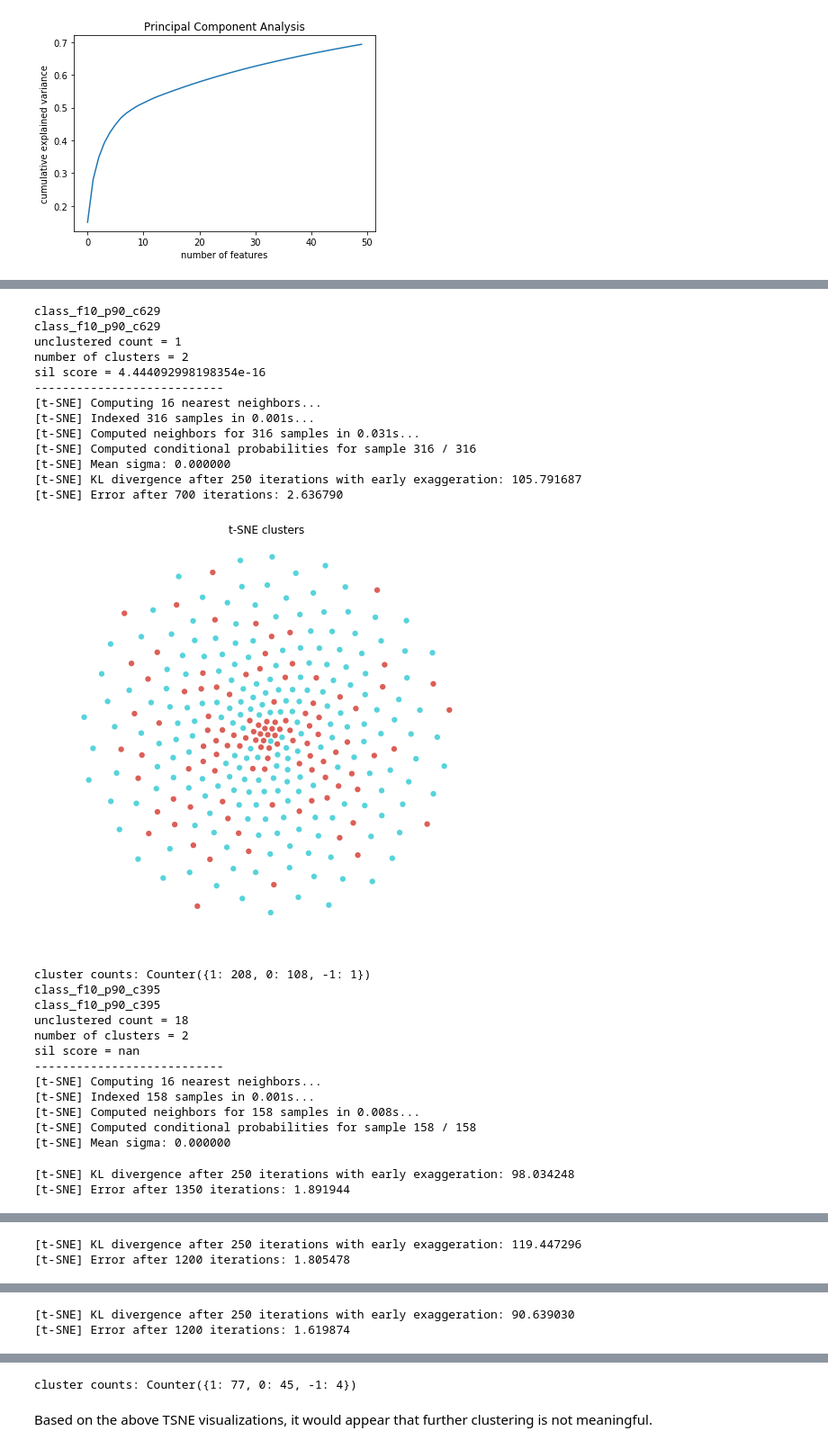
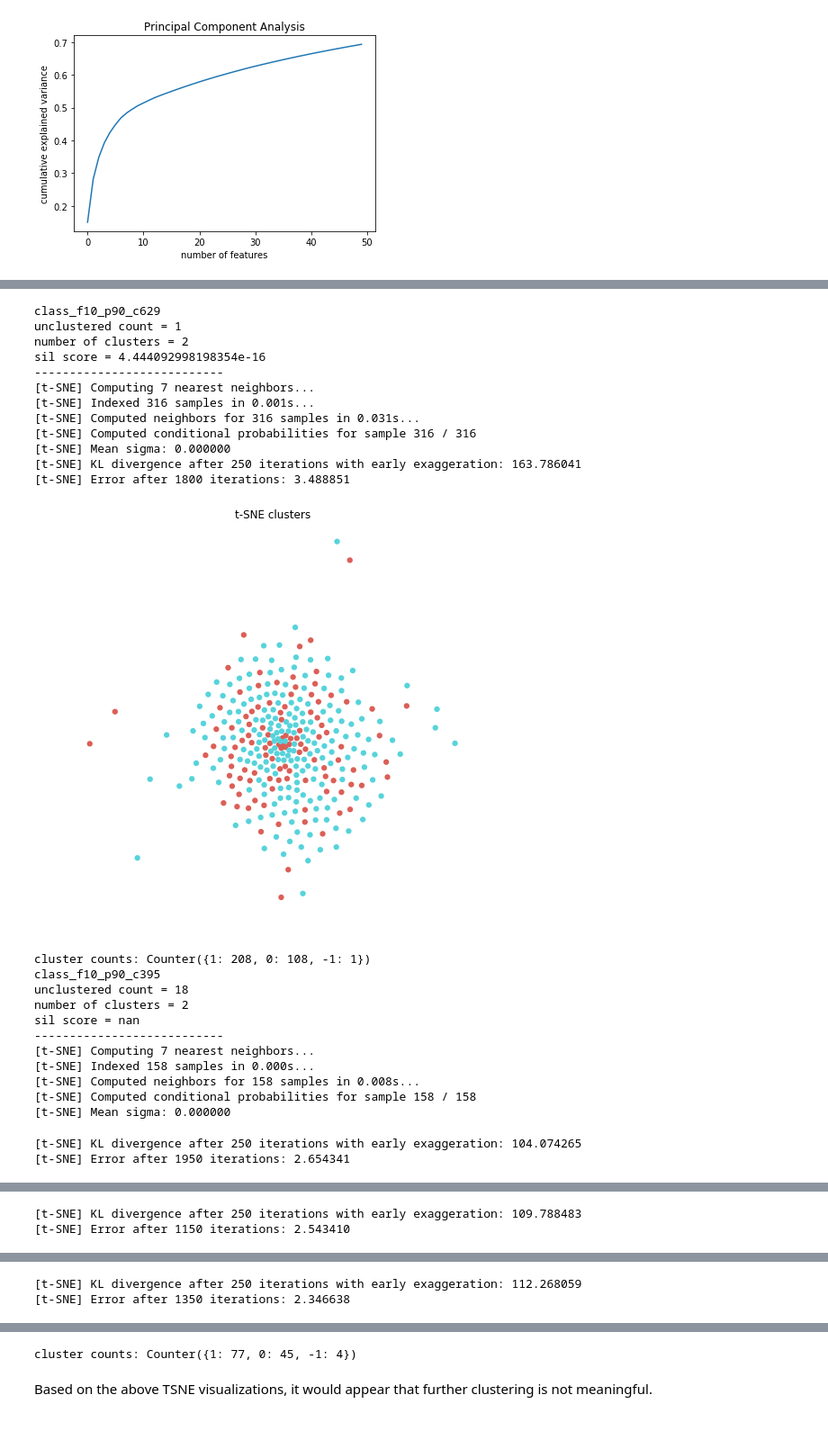
Before and after one commit to zhouza/Identifying-Potential-DDIs, a Jupyter notebook: Model Selection.ipynb, the cells around one changed output, grey strips where cells are left out. Shown at 90% size. Cells and saved outputs as stored; diff of their text form; code cells hidden in the pictures.

```diff
--- a/Model Selection.ipynb
+++ b/Model Selection.ipynb
@@ -575,0 +518,18 @@ for model in [model_class_filt10_pca90,
+# %%
+model_superclass_f10_p80_c579 = subcluster(model_superclass_filt10_pca80,579)
+model_superclass_f10_p80_c565 = subcluster(model_superclass_filt10_pca80,565)
+model_superclass_f10_p80_c339 = subcluster(model_superclass_filt10_pca80,339)
+model_superclass_f10_p80_c475 = subcluster(model_superclass_filt10_pca80,475)
+model_superclass_f10_p80_c346 = subcluster(model_superclass_filt10_pca80,346)
+model_superclass_f10_p80_c357 = subcluster(model_superclass_filt10_pca80,357)
+model_superclass_f10_p80_c253 = subcluster(model_superclass_filt10_pca80,253)
+
+for model in [model_superclass_f10_p80_c579,
+              model_superclass_f10_p80_c565,
+              model_superclass_f10_p80_c339,
+              model_superclass_f10_p80_c475,
+              model_superclass_f10_p80_c346,
+              model_superclass_f10_p80_c357,
+              model_superclass_f10_p80_c253]:
+    print(model.name)
+    model.model.plot_km_score(list(np.arange(2,5)))
@@ -575,0 +551,9 @@ for model in [model_class_filt10_pca90,
+# %%
+for model in [model_superclass_f10_p80_c579,
+              model_superclass_f10_p80_c565,
+              model_superclass_f10_p80_c339,
+              model_superclass_f10_p80_c475,
+              model_superclass_f10_p80_c346,
+              model_superclass_f10_p80_c357,
+              model_superclass_f10_p80_c253]:
+    model.cluster_more(hdbs2,2,3000)
@@ -602,17 +686,13 @@ def cluster_more(model,clusterer,perplexity,n_iter):
 # %%
-model_class_f10_p90_c629 = cluster_model('class_f10_p90_c629')
-model_class_f10_p90_c629.pca_features = model_class_filt10_pca90.pca_features[model_class_filt10_pca90.clusters==629,:]
-model_class_f10_p90_c395 = cluster_model('class_f10_p90_c395')
-model_class_f10_p90_c395.pca_features = model_class_filt10_pca90.pca_features[model_class_filt10_pca90.clusters==395,:]
-model_class_f10_p90_c356 = cluster_model('class_f10_p90_c356')
-model_class_f10_p90_c356.pca_features = model_class_filt10_pca90.pca_features[model_class_filt10_pca90.clusters==356,:]
-model_class_f10_p90_c337 = cluster_model('class_f10_p90_c337')
-model_class_f10_p90_c337.pca_features = model_class_filt10_pca90.pca_features[model_class_filt10_pca90.clusters==337,:]
+model_class_f10_p90_c629 = subcluster(model_class_filt10_pca90,629)
+model_class_f10_p90_c395 = subcluster(model_class_filt10_pca90,395)
+model_class_f10_p90_c356 = subcluster(model_class_filt10_pca90,356)
+model_class_f10_p90_c337 = subcluster(model_class_filt10_pca90,337)
 
 for model in [model_class_f10_p90_c629,
               model_class_f10_p90_c395,
               model_class_f10_p90_c356,
               model_class_f10_p90_c337]:
     print(model.name)
-    model.plot_km_score(list(np.arange(2,5)))
+    model.model.plot_km_score(list(np.arange(2,5)))
 # %% [output]
@@ -661,36 +707,33 @@ cluster counts: Counter({0: 124, 1: 1, 2: 1})
 # %%
 for model in [model_class_f10_p90_c629,
               model_class_f10_p90_c395,
               model_class_f10_p90_c356,
               model_class_f10_p90_c337]:
-    print(model.name)
-    cluster_more(model,hdbscan.HDBSCAN(min_cluster_size=2),perplexity=5,n_iter=3000)
+    model.cluster_more(hdbs2,2,3000)
 # %% [output]
-class_f10_p90_c629
 class_f10_p90_c629
 unclustered count = 1
 number of clusters = 2
 sil score = 4.444092998198354e-16
 ---------------------------
-[t-SNE] Computing 16 nearest neighbors...
+[t-SNE] Computing 7 nearest neighbors...
 [t-SNE] Indexed 316 samples in 0.001s...
 [t-SNE] Computed neighbors for 316 samples in 0.031s...
 [t-SNE] Computed conditional probabilities for sample 316 / 316
 [t-SNE] Mean sigma: 0.000000
-[t-SNE] KL divergence after 250 iterations with early exaggeration: 105.791687
-[t-SNE] Error after 700 iterations: 2.636790
+[t-SNE] KL divergence after 250 iterations with early exaggeration: 163.786041
+[t-SNE] Error after 1800 iterations: 3.488851
-[figure, old version]
+[figure, new version]
 cluster counts: Counter({1: 208, 0: 108, -1: 1})
-class_f10_p90_c395
 class_f10_p90_c395
 unclustered count = 18
 number of clusters = 2
 sil score = nan
 ---------------------------
-[t-SNE] Computing 16 nearest neighbors...
-[t-SNE] Indexed 158 samples in 0.001s...
+[t-SNE] Computing 7 nearest neighbors...
+[t-SNE] Indexed 158 samples in 0.000s...
 [t-SNE] Computed neighbors for 158 samples in 0.008s...
 [t-SNE] Computed conditional probabilities for sample 158 / 158
 [t-SNE] Mean sigma: 0.000000
-[t-SNE] KL divergence after 250 iterations with early exaggeration: 98.034248
-[t-SNE] Error after 1350 iterations: 1.891944
+[t-SNE] KL divergence after 250 iterations with early exaggeration: 104.074265
+[t-SNE] Error after 1950 iterations: 2.654341
@@ -707,5 +749,5 @@ sil score = nan
 [t-SNE] Computed neighbors for 145 samples in 0.007s...
 [t-SNE] Computed conditional probabilities for sample 145 / 145
 [t-SNE] Mean sigma: 0.000000
-[t-SNE] KL divergence after 250 iterations with early exaggeration: 119.447296
-[t-SNE] Error after 1200 iterations: 1.805478
+[t-SNE] KL divergence after 250 iterations with early exaggeration: 109.788483
+[t-SNE] Error after 1150 iterations: 2.543410
@@ -722,5 +763,5 @@ sil score = nan
 [t-SNE] Computed neighbors for 122 samples in 0.005s...
 [t-SNE] Computed conditional probabilities for sample 122 / 122
 [t-SNE] Mean sigma: 0.000000
-[t-SNE] KL divergence after 250 iterations with early exaggeration: 90.639030
-[t-SNE] Error after 1200 iterations: 1.619874
+[t-SNE] KL divergence after 250 iterations with early exaggeration: 112.268059
+[t-SNE] Error after 1350 iterations: 2.346638
```
Also changed, not shown: parts of 44 cells of this notebook, 4 other files.
